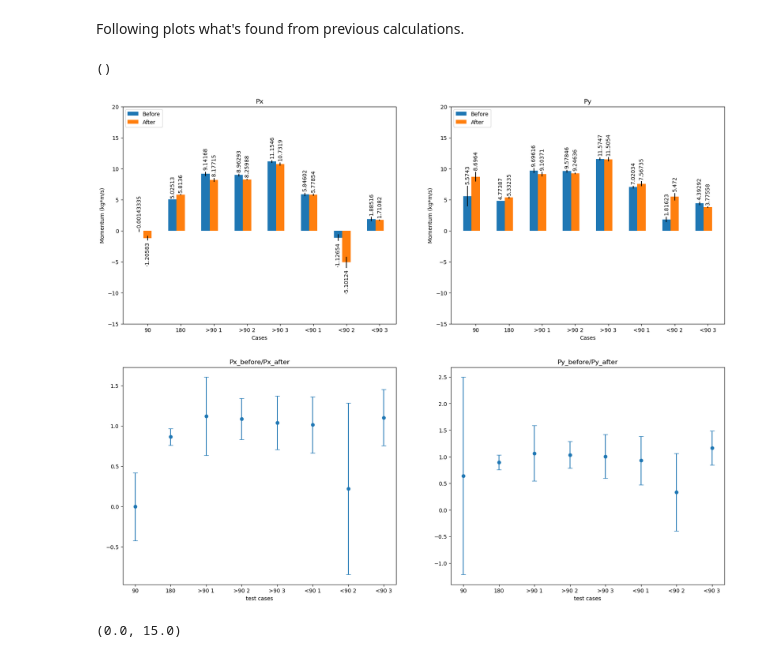
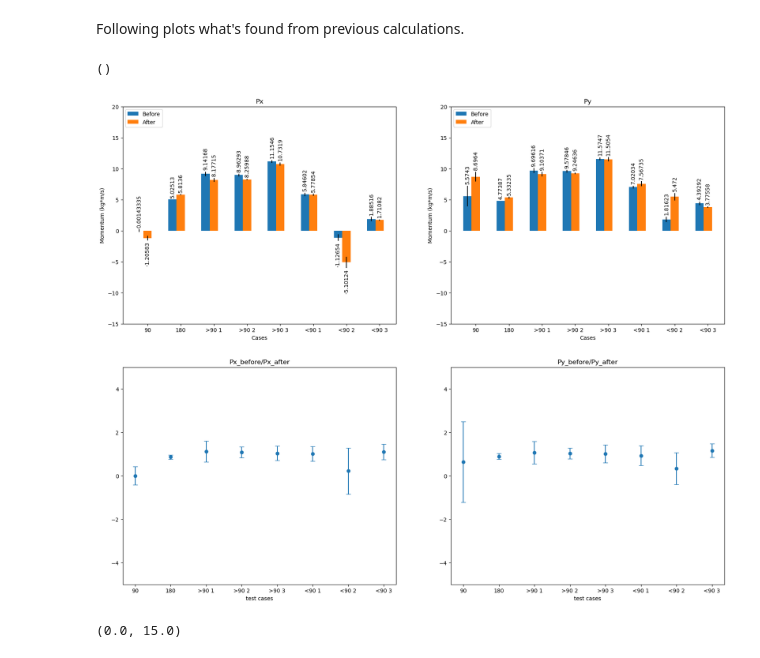
Before and after one commit to SeungheonOh/Physics206Labs, a Jupyter notebook: lab4/lab.ipynb, the cells around one changed output. Cells and saved outputs as stored; diff of their text form; code cells hidden in the pictures.

```diff
--- a/lab4/lab.ipynb
+++ b/lab4/lab.ipynb
@@ -247,34 +259,36 @@ ax2.set_ylabel('Momentum (kg*m/s)')
 ax2.set_xlabel('Cases')
 ax2.set_title('Py')
 ax2.set_xticks(x + width, CASE_NAMES)
 ax2.legend(loc='upper left')
 ax2.set_ylim(-15, 20)
 
 ax3.scatter(x=np.arange(len(CASE_NAMES)), y=[x["beforeOverAfterX"] for x in result])
 ax3.errorbar(x=np.arange(len(CASE_NAMES)),
         y=[x["beforeOverAfterX"] for x in result],
         yerr=[x["beforeOverAfterXUncert"] for x in result],
         capsize=4,
         ls="none")
 ax3.set_title("Px_before/Px_after")
 ax3.set_xlabel("test cases")
 ax3.set_xticks(np.arange(len(CASE_NAMES)), labels=CASE_NAMES)
+ax3.set_ylim(-5, 5)
 
 ax4.scatter(x=np.arange(len(CASE_NAMES)), y=[x["beforeOverAfterY"] for x in result])
 ax4.errorbar(x=np.arange(len(CASE_NAMES)),
         y=[x["beforeOverAfterY"] for x in result],
         yerr=[x["beforeOverAfterYUncert"] for x in result],
         capsize=4,
         ls="none")
 
 ax4.set_title("Py_before/Py_after")
 ax4.set_xlabel("test cases")
 ax4.set_xticks(np.arange(len(CASE_NAMES)), labels=CASE_NAMES)
+ax4.set_ylim(-5, 5)
 
 ()
 # %% [output]
 ()
-[figure, old version]
+[figure, new version]
 # %%
 bars = {
     'Before': ([x["beforeTotalK"] for x in result], [x["beforeTotalKUncert"] for x in result]),
```
Also changed, not shown: parts of 2 cells of this notebook.
